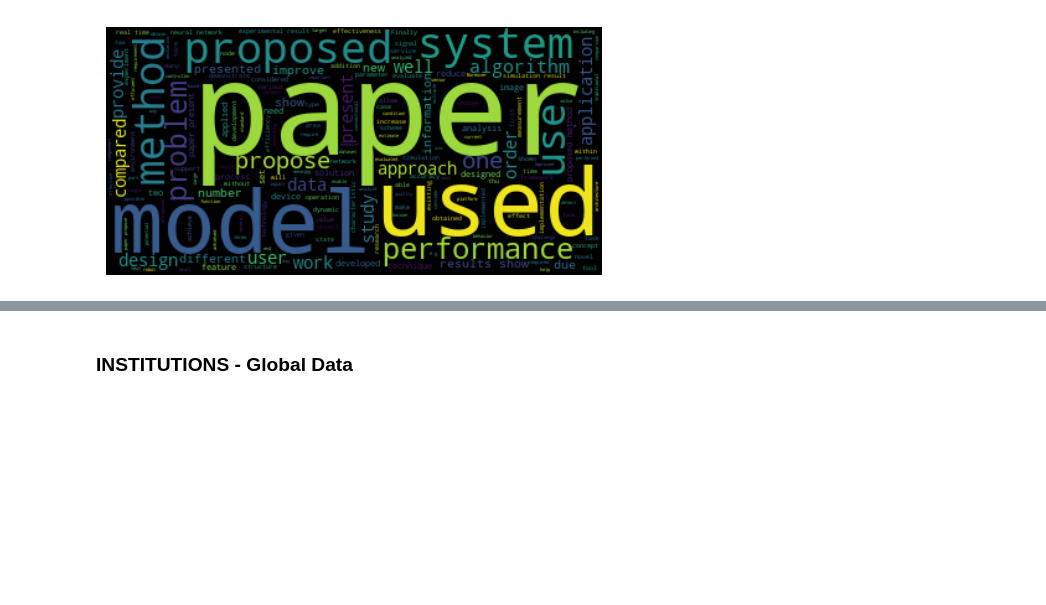
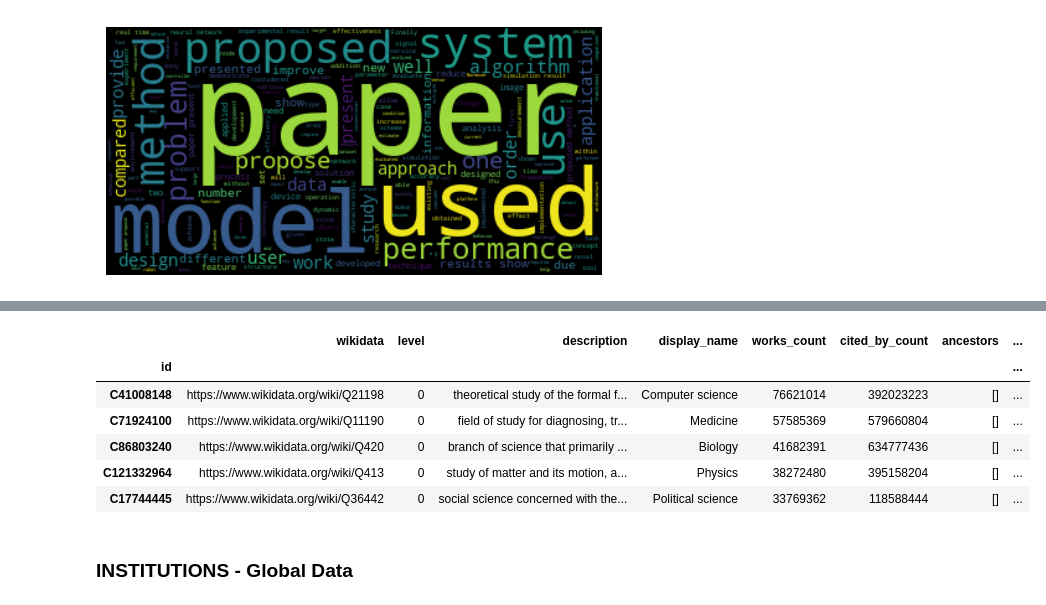
Before and after one commit to gtmdotme/citation_prediction, a Jupyter notebook: data-eda-gtm.ipynb, the cells around one changed output, grey strips where cells are left out. Saved outputs shown, nothing was run; the diff lists cells and outputs as text; code cells hidden in the pictures; blank space fills up the shorter version.

```diff
--- a/data-eda-gtm.ipynb
+++ b/data-eda-gtm.ipynb
@@ -257,3 +259,13 @@ plt.axis("off")
+# %%
+concepts.head()
+# %% [output]
+|  | wikidata | level | description | display_name | works_count | cited_by_count | ancestors | ... |
+| id |  |  |  |  |  |  |  | ... |
+| C41008148 | https://www.wikidata.org/wiki/Q21198 | 0 | theoretical study of the formal f... | Computer science | 76621014 | 392023223 | [] | ... |
+| C71924100 | https://www.wikidata.org/wiki/Q11190 | 0 | field of study for diagnosing, tr... | Medicine | 57585369 | 579660804 | [] | ... |
+| C86803240 | https://www.wikidata.org/wiki/Q420 | 0 | branch of science that primarily ... | Biology | 41682391 | 634777436 | [] | ... |
+| C121332964 | https://www.wikidata.org/wiki/Q413 | 0 | study of matter and its motion, a... | Physics | 38272480 | 395158204 | [] | ... |
+| C17744445 | https://www.wikidata.org/wiki/Q36442 | 0 | social science concerned with the... | Political science | 33769362 | 118588444 | [] | ... |
 # %% [markdown]
 ### INSTITUTIONS - Global Data
 # %%
```
Also changed, not shown: parts of 5 cells of this notebook.
